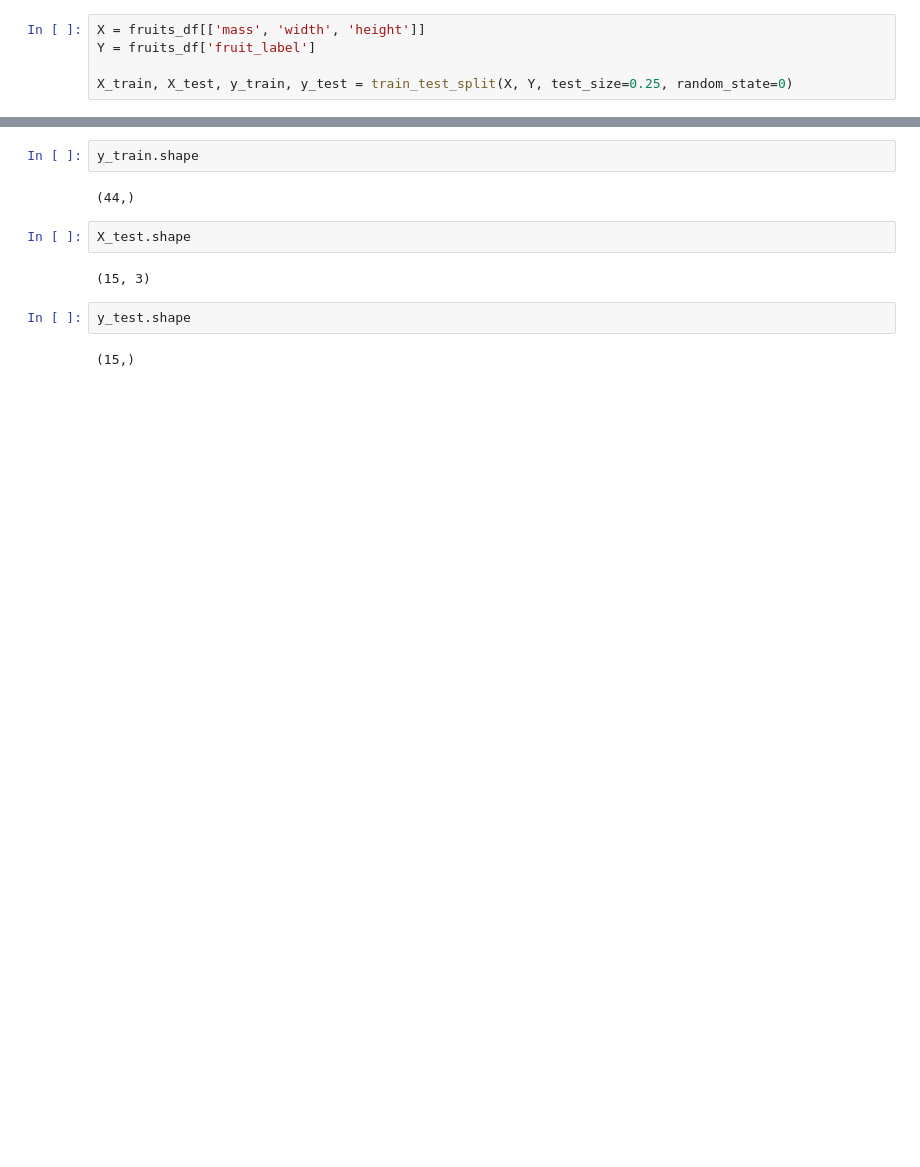
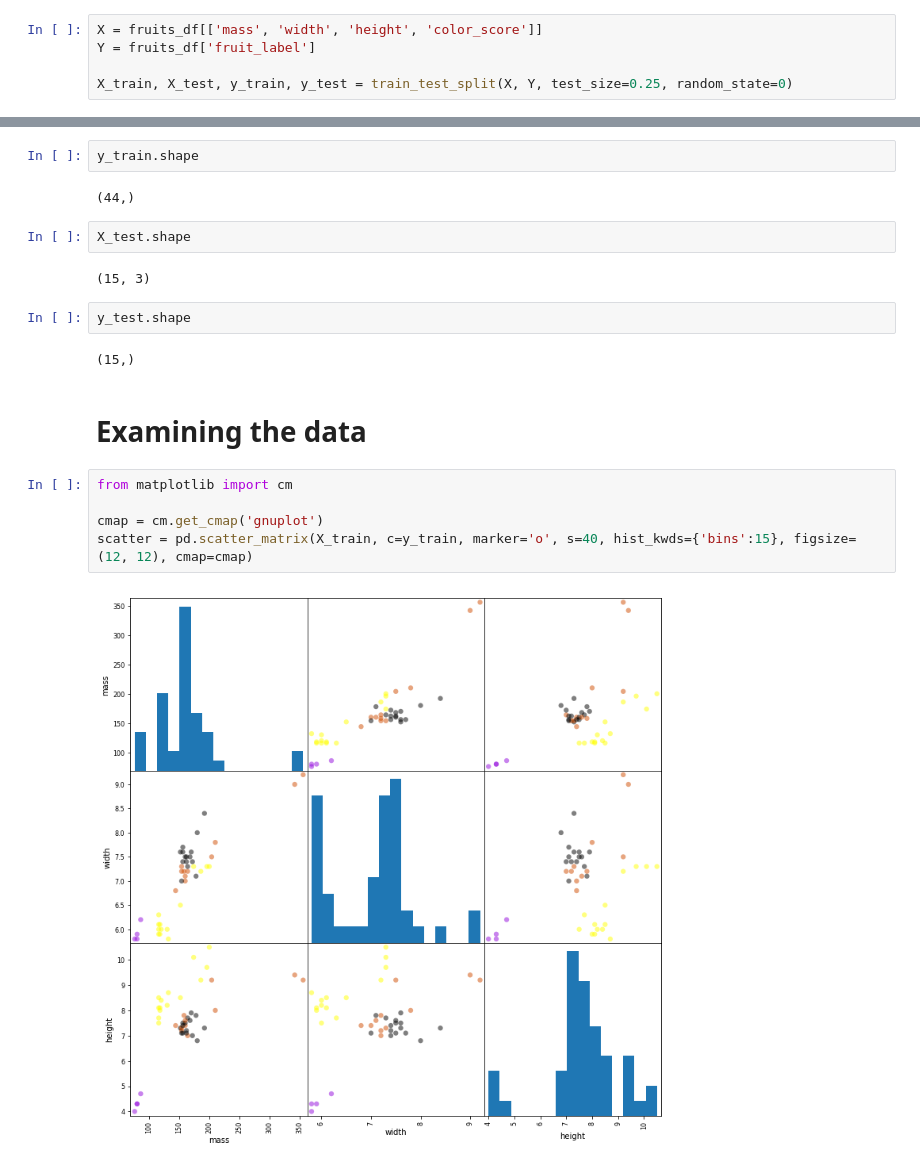
Before and after one commit to djaballah/Applied-Machine-Learning, a Jupyter notebook: module 1/module1-notebook.ipynb, the cells around one changed output, grey strips where cells are left out. Saved outputs shown, nothing was run; the diff lists cells and outputs as text; blank space fills up the shorter version.

Commit message:
Examining the data

```diff
--- a/module 1/module1-notebook.ipynb
+++ b/module 1/module1-notebook.ipynb
@@ -23,7 +23,7 @@ fruits_df.shape
 # %% [markdown]
 # Creating train_test split
 # %%
-X = fruits_df[['mass', 'width', 'height']]
+X = fruits_df[['mass', 'width', 'height', 'color_score']]
 Y = fruits_df['fruit_label']
 
 X_train, X_test, y_train, y_test = train_test_split(X, Y, test_size=0.25, random_state=0)
@@ -43,3 +43,12 @@ X_test.shape
 y_test.shape
 # %% [output]
 (15,)
+# %% [markdown]
+# Examining the data
+# %%
+from matplotlib import cm
+
+cmap = cm.get_cmap('gnuplot')
+scatter = pd.scatter_matrix(X_train, c=y_train, marker='o', s=40, hist_kwds={'bins':15}, figsize=(12, 12), cmap=cmap)
+# %% [output]
+[figure, added]
```
Also changed, not shown: parts of 1 cell of this notebook.
